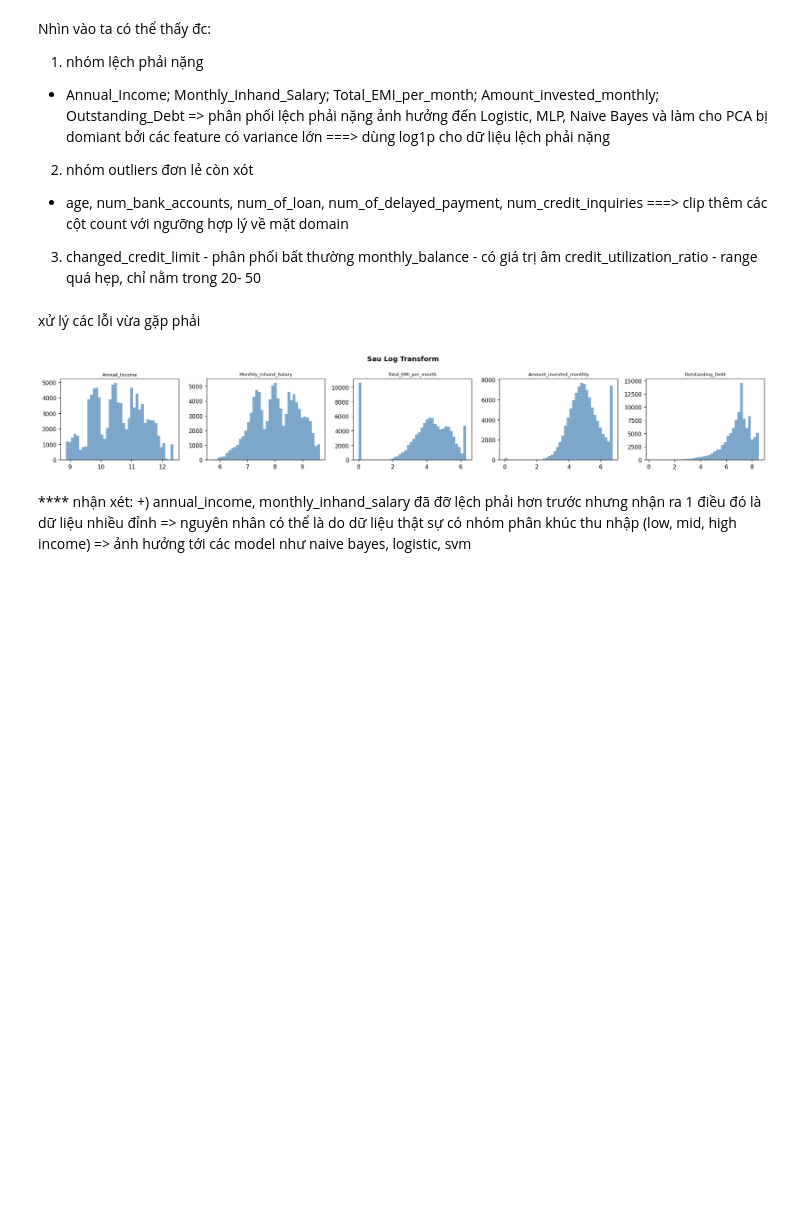
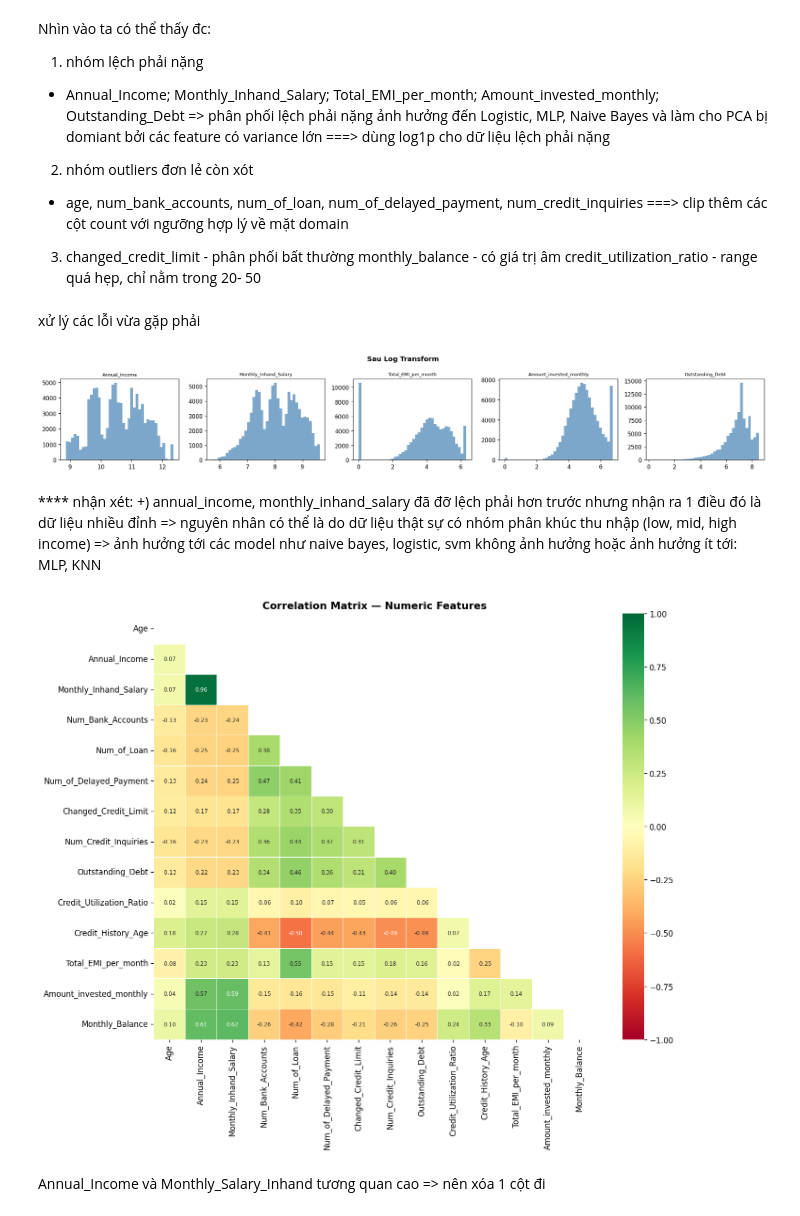
Before and after one commit to VietAnh-205/ml_project_final, a Jupyter notebook: ml_project.ipynb, the cells around one changed output. Cells and saved outputs as stored; diff of their text form; code cells hidden in the pictures; blank space fills up the shorter version.

```diff
--- a/ml_project.ipynb
+++ b/ml_project.ipynb
@@ -645,3 +698,20 @@ fig.show()
 **** nhận xét:
 +) annual_income, monthly_inhand_salary đã đỡ lệch phải hơn trước nhưng  nhận ra 1 điều đó là dữ liệu nhiều đỉnh => nguyên nhân có thể là do dữ liệu thật sự có nhóm phân khúc thu nhập (low, mid, high income)
 => ảnh hưởng tới các model như naive bayes, logistic, svm
+   không ảnh hưởng hoặc ảnh hưởng ít tới: MLP, KNN
+# %%
+corr_matrix = df_enc[numeric_cols].corr()
+
+fig, ax = plt.subplots(figsize=(12, 10))
+mask = np.triu(np.ones_like(corr_matrix, dtype=bool))
+sns.heatmap(corr_matrix, mask=mask, annot=True, fmt='.2f',
+            cmap='RdYlGn', center=0, vmin=-1, vmax=1,
+            linewidths=0.5, ax=ax, annot_kws={'size': 7})
+ax.set_title('Correlation Matrix — Numeric Features', fontsize=13, fontweight='bold')
+plt.tight_layout()
+plt.savefig('05_correlation_heatmap.png', dpi=150, bbox_inches='tight')
+plt.show()
+# %% [output]
+[figure, added]
+# %% [markdown]
+Annual_Income và Monthly_Salary_Inhand tương quan cao => nên xóa 1 cột đi
```
Also changed, not shown: parts of 15 cells of this notebook, 4 other files.
